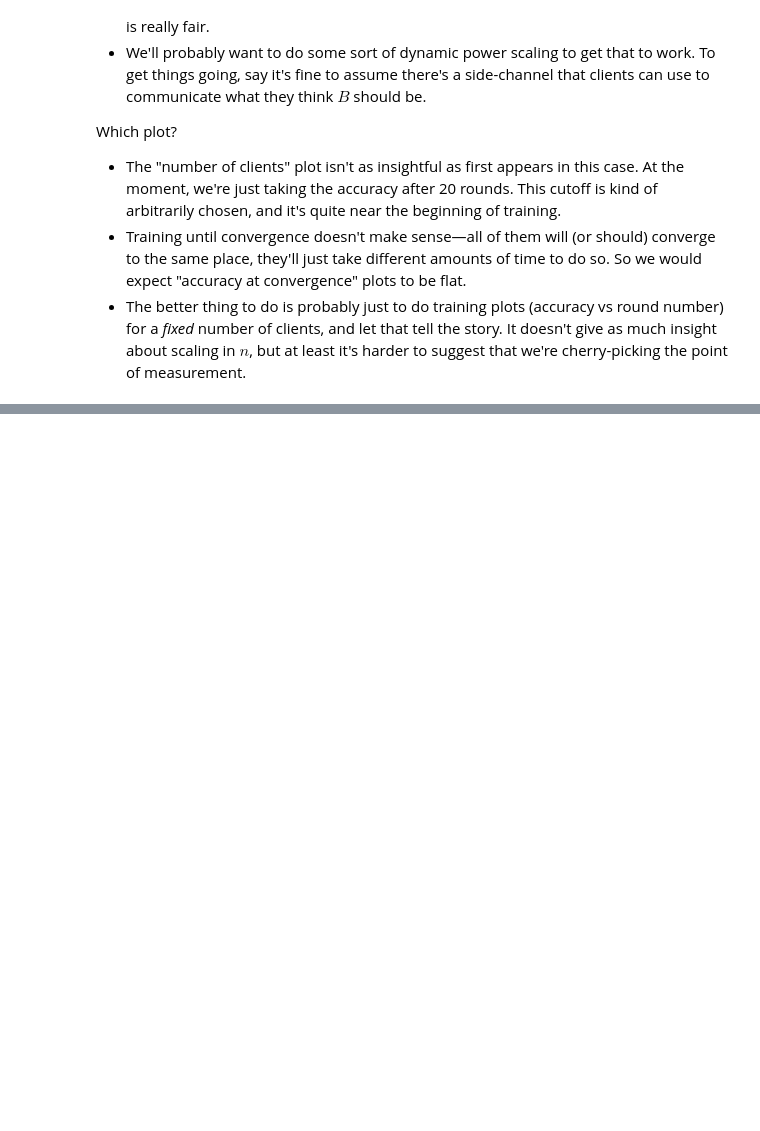
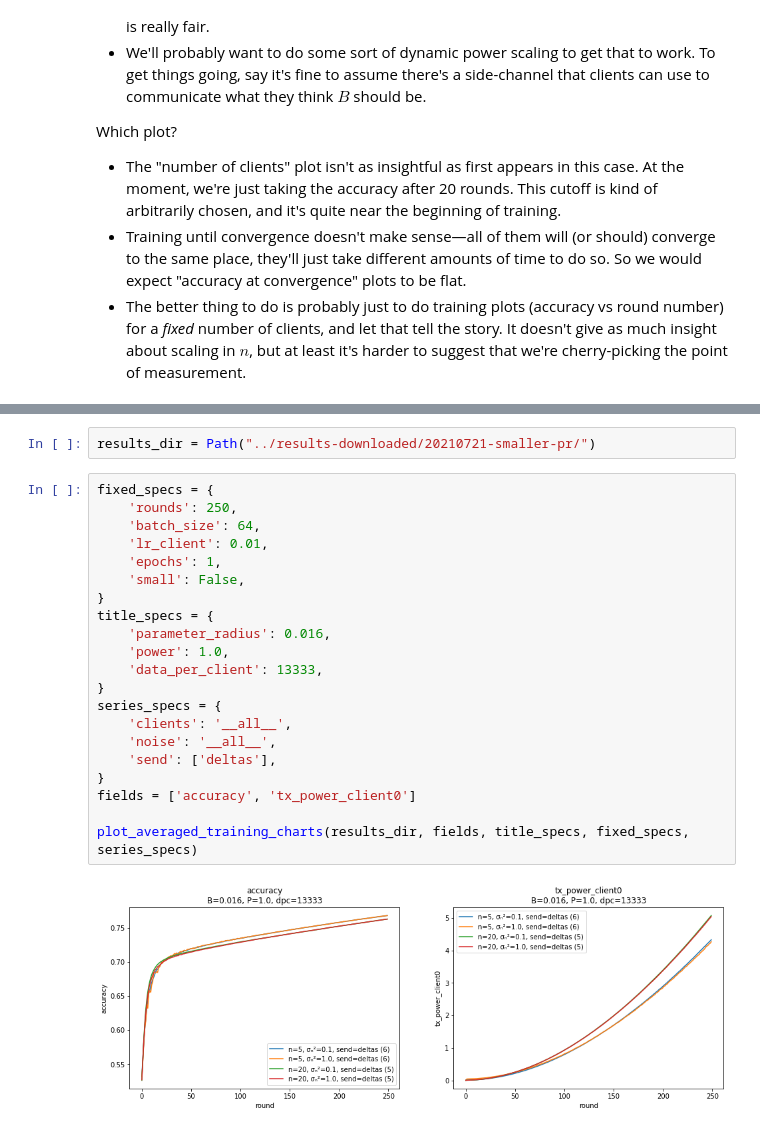
Before and after one commit to czlee/kyanite, a Jupyter notebook: misc-plots-1.ipynb, the cells around one changed output, grey strips where cells are left out. Drawn from its saved outputs; the diff is of its cells as text; blank space fills up the shorter version.

```diff
--- a/misc-plots-1.ipynb
+++ b/misc-plots-1.ipynb
@@ -475,0 +482,25 @@ Which plot?
+# %%
+results_dir = Path("../results-downloaded/20210721-smaller-pr/")
+# %%
+fixed_specs = {
+    'rounds': 250,
+    'batch_size': 64,
+    'lr_client': 0.01,
+    'epochs': 1,
+    'small': False,
+}
+title_specs = {
+    'parameter_radius': 0.016,
+    'power': 1.0,
+    'data_per_client': 13333,
+}
+series_specs = {
+    'clients': '__all__',
+    'noise': '__all__',
+    'send': ['deltas'],
+}
+fields = ['accuracy', 'tx_power_client0']
+
+plot_averaged_training_charts(results_dir, fields, title_specs, fixed_specs, series_specs)
+# %% [output]
+[figure, added]
```
Also changed, not shown: parts of 6 cells of this notebook.
